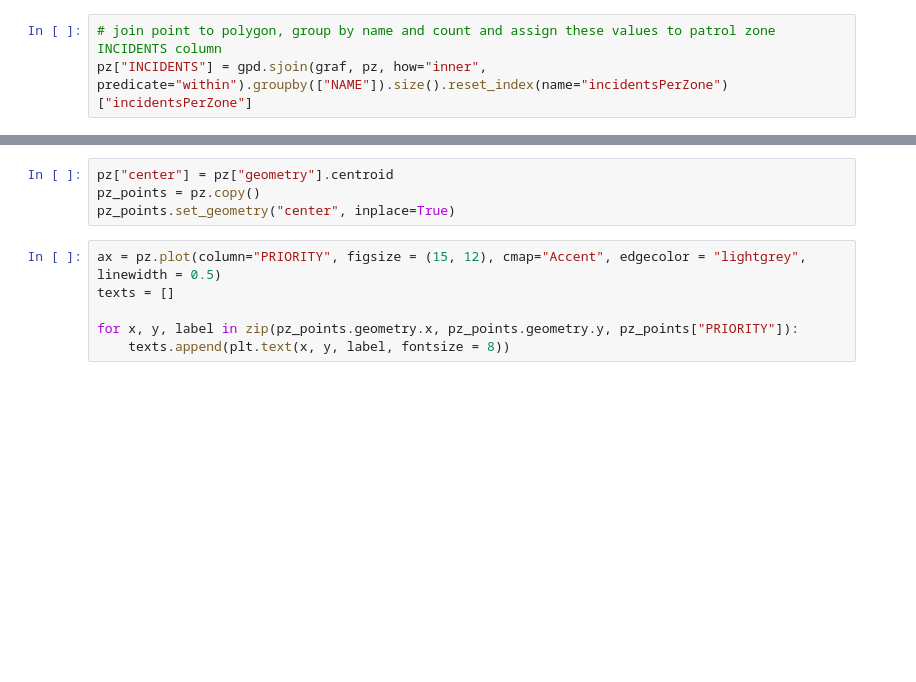
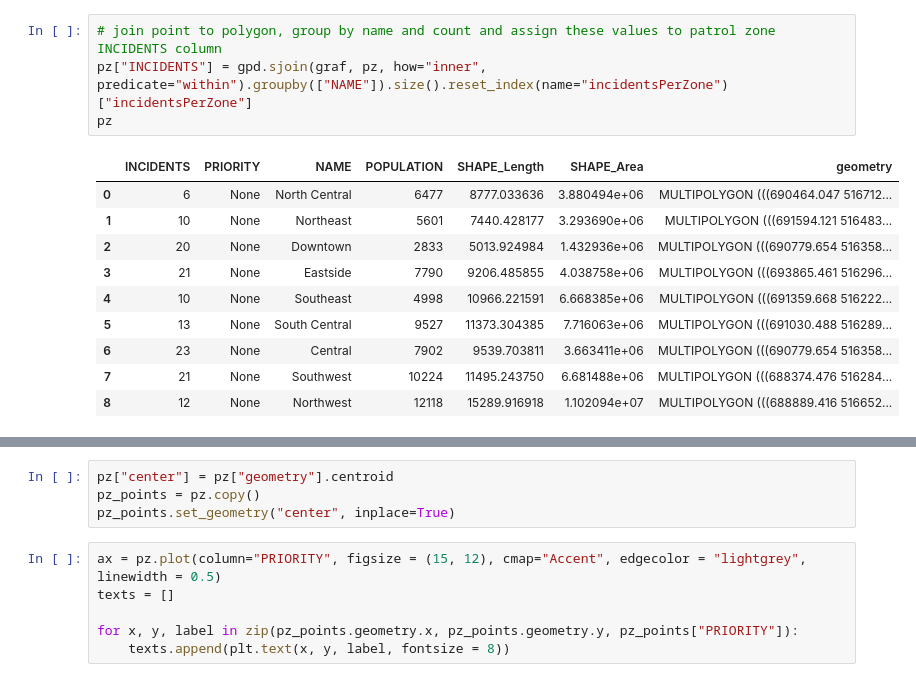
Before and after one commit to berkaytok/AdvGIS, a Jupyter notebook: PoliceGeopandas.ipynb, the cells around one changed output, grey strips where cells are left out. Drawn from its saved outputs; the diff is of its cells as text; blank space fills up the shorter version.

```diff
--- a/PoliceGeopandas.ipynb
+++ b/PoliceGeopandas.ipynb
@@ -8,6 +6,18 @@ DriverError: E:\Dataspell Projects E\AdvancedGIS\data1\PoliceData.gdb: No such f
 # %%
 # join point to polygon, group by name and count and assign these values to patrol zone INCIDENTS column
 pz["INCIDENTS"] = gpd.sjoin(graf, pz, how="inner", predicate="within").groupby(["NAME"]).size().reset_index(name="incidentsPerZone")["incidentsPerZone"]
+pz
+# %% [output]
+|  | INCIDENTS | PRIORITY | NAME | POPULATION | SHAPE_Length | SHAPE_Area | geometry |
+| 0 | 6 | None | North Central | 6477 | 8777.033636 | 3.880494e+06 | MULTIPOLYGON (((690464.047 516712... |
+| 1 | 10 | None | Northeast | 5601 | 7440.428177 | 3.293690e+06 | MULTIPOLYGON (((691594.121 516483... |
+| 2 | 20 | None | Downtown | 2833 | 5013.924984 | 1.432936e+06 | MULTIPOLYGON (((690779.654 516358... |
+| 3 | 21 | None | Eastside | 7790 | 9206.485855 | 4.038758e+06 | MULTIPOLYGON (((693865.461 516296... |
+| 4 | 10 | None | Southeast | 4998 | 10966.221591 | 6.668385e+06 | MULTIPOLYGON (((691359.668 516222... |
+| 5 | 13 | None | South Central | 9527 | 11373.304385 | 7.716063e+06 | MULTIPOLYGON (((691030.488 516289... |
+| 6 | 23 | None | Central | 7902 | 9539.703811 | 3.663411e+06 | MULTIPOLYGON (((690779.654 516358... |
+| 7 | 21 | None | Southwest | 10224 | 11495.243750 | 6.681488e+06 | MULTIPOLYGON (((688374.476 516284... |
+| 8 | 12 | None | Northwest | 12118 | 15289.916918 | 1.102094e+07 | MULTIPOLYGON (((688889.416 516652... |
 # %%
 # calculate and assign priority to each zone
 incRate = pz["INCIDENTS"] / (pz["SHAPE_Area"] / 2589988.11)
```
Also changed, not shown: parts of 3 cells of this notebook.
